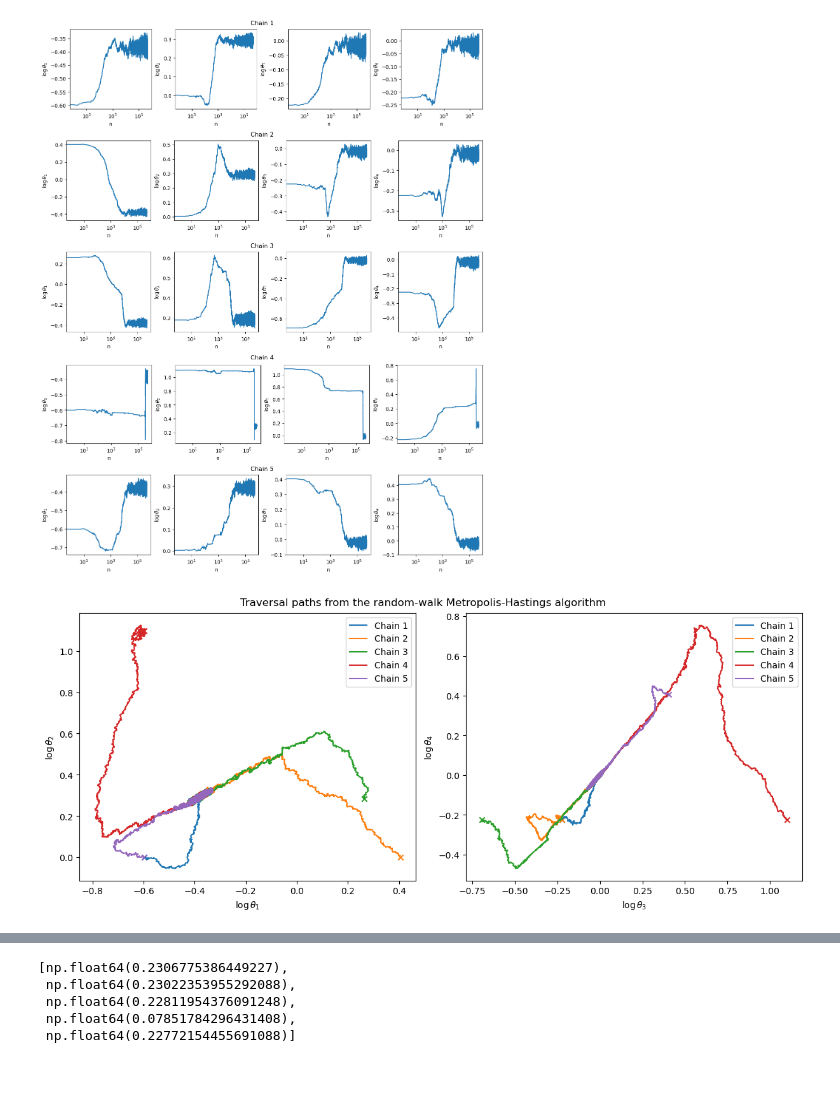
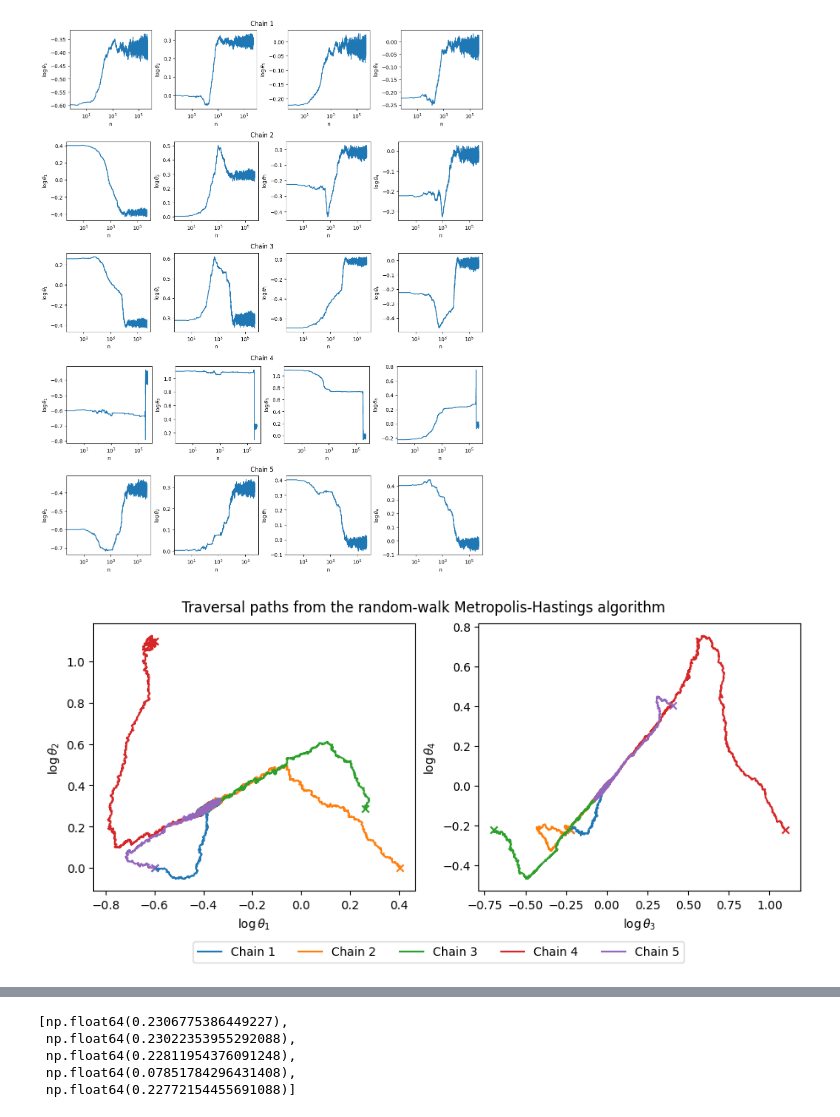
Before and after one commit to aglebov/gradient-free-mcmc-postprocessing, a Jupyter notebook: code/notebooks/lotka_volterra/Sampling.ipynb, the cells around one changed output, grey strips where cells are left out. Drawn from its saved outputs; the diff is of its cells as text; code cells hidden in the pictures; blank space fills up the shorter version.

```diff
--- a/code/notebooks/lotka_volterra/Sampling.ipynb
+++ b/code/notebooks/lotka_volterra/Sampling.ipynb
@@ -140,11 +128,15 @@ fig.savefig(FIGURES_PATH / 'lotka-volterra-trace-plots.eps');
 # %% [output]
 [figure]
 # %%
-fig, axs = plt.subplots(1, 2, figsize=(12, 5), constrained_layout=True)
-plot_paths(rw_samples, np.log(lotka_volterra.theta_inits), idx1=0, idx2=1, ax=axs[0], label1='$\\log \\theta_1$', label2='$\\log \\theta_2$');
-plot_paths(rw_samples, np.log(lotka_volterra.theta_inits), idx1=2, idx2=3, ax=axs[1], label1='$\\log \\theta_3$', label2='$\\log \\theta_4$');
-fig.savefig(FIGURES_PATH / 'lotka-volterra-chain-paths.png', dpi=600);
+fig, axs = plt.subplots(1, 2, figsize=(9, 4), constrained_layout=True)
+plot_paths(rw_samples, np.log(lotka_volterra.theta_inits), idx1=0, idx2=1, ax=axs[0],
+           label1='$\\log \\theta_1$', label2='$\\log \\theta_2$', add_legend=False);
+plot_paths(rw_samples, np.log(lotka_volterra.theta_inits), idx1=2, idx2=3, ax=axs[1],
+           label1='$\\log \\theta_3$', label2='$\\log \\theta_4$', add_legend=False);
+handles, labels = axs[0].get_legend_handles_labels()
+fig.legend(handles, labels, loc='lower center', bbox_to_anchor=(0.52, -0.1), ncol=len(labels), bbox_transform=fig.transFigure);
+fig.savefig(FIGURES_PATH / 'lotka-volterra-chain-paths.png', dpi=600, bbox_inches='tight');
 fig.suptitle('Traversal paths from the random-walk Metropolis-Hastings algorithm');
 # %% [output]
-[figure, old version]
+[figure, new version]
 # %%
```
Also changed, not shown: parts of 8 cells of this notebook, 16 other files.
